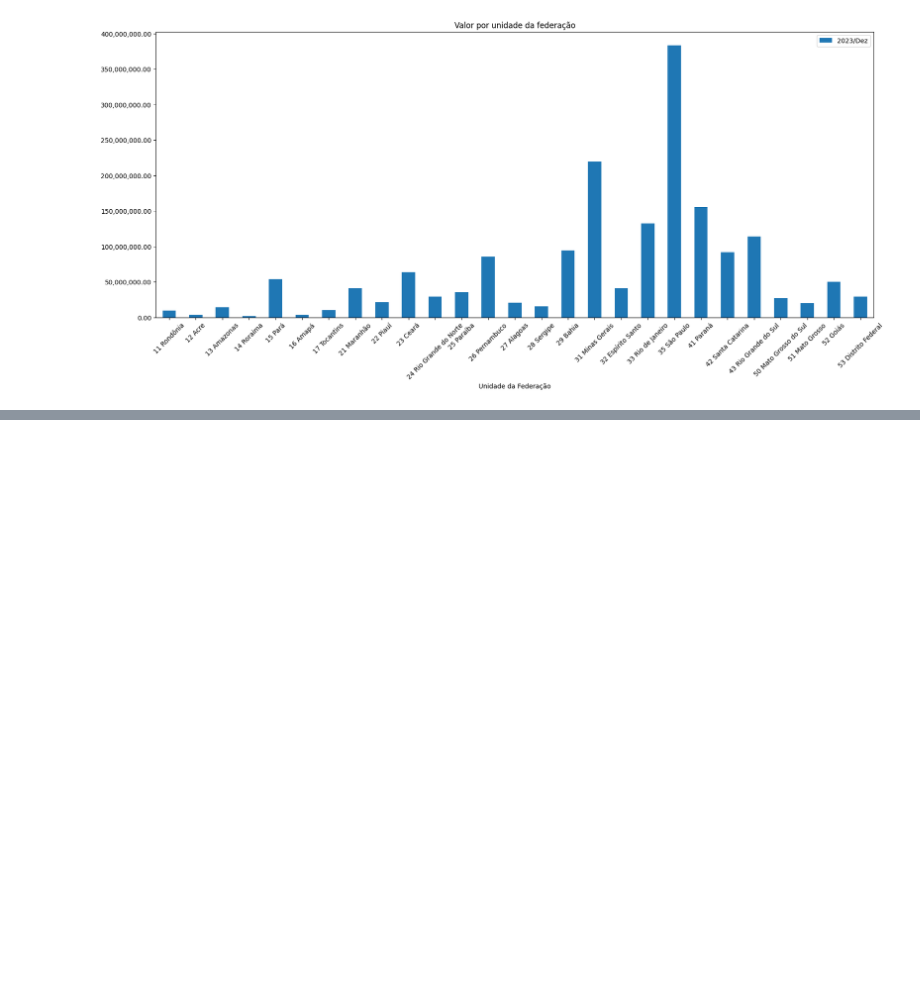
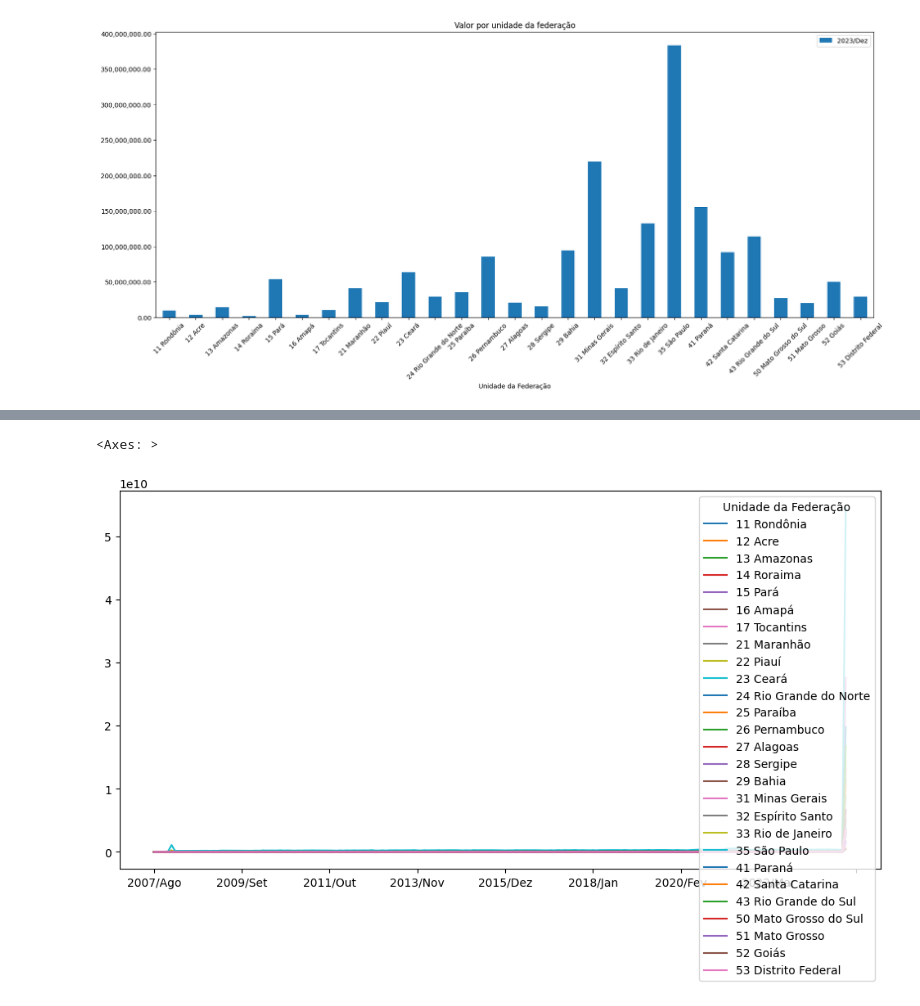
Before and after one commit to marialuisamartins/PosGrad_Data_Analytics_FIAP, a Jupyter notebook: AnaliseExploratoriaDeDados.ipynb, the cells around one changed output, grey strips where cells are left out. Saved outputs shown, nothing was run; the diff lists cells and outputs as text; code cells hidden in the pictures; blank space fills up the shorter version.

```diff
--- a/AnaliseExploratoriaDeDados.ipynb
+++ b/AnaliseExploratoriaDeDados.ipynb
@@ -201,0 +399,7 @@ Text(0.5, 1.0, 'Valor por unidade da federação')
+# %%
+dados_usaveis.T.plot(figsize=(12,6))
+
+# ficou com um salto gigante no final das datas (é o Total que acabou ficando muito maior)
+# %% [output]
+<Axes: >
+[figure, added]
```
Also changed, not shown: parts of 51 cells of this notebook.
